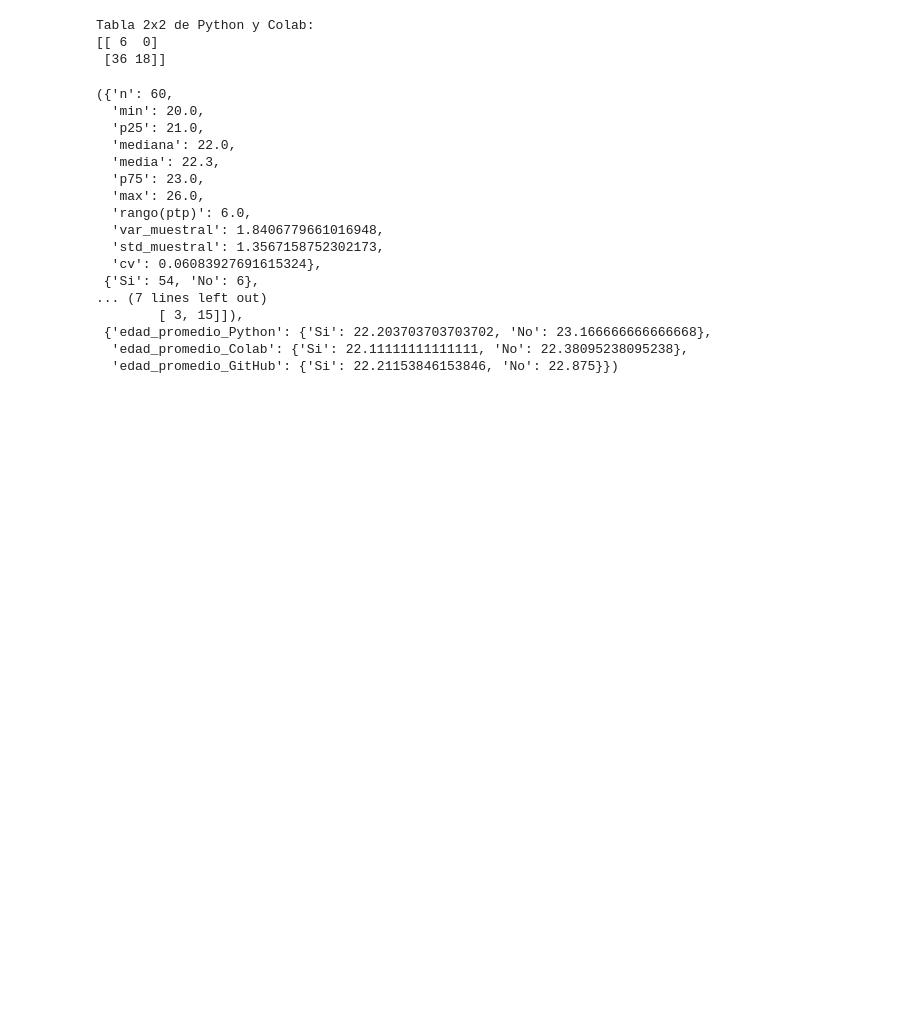
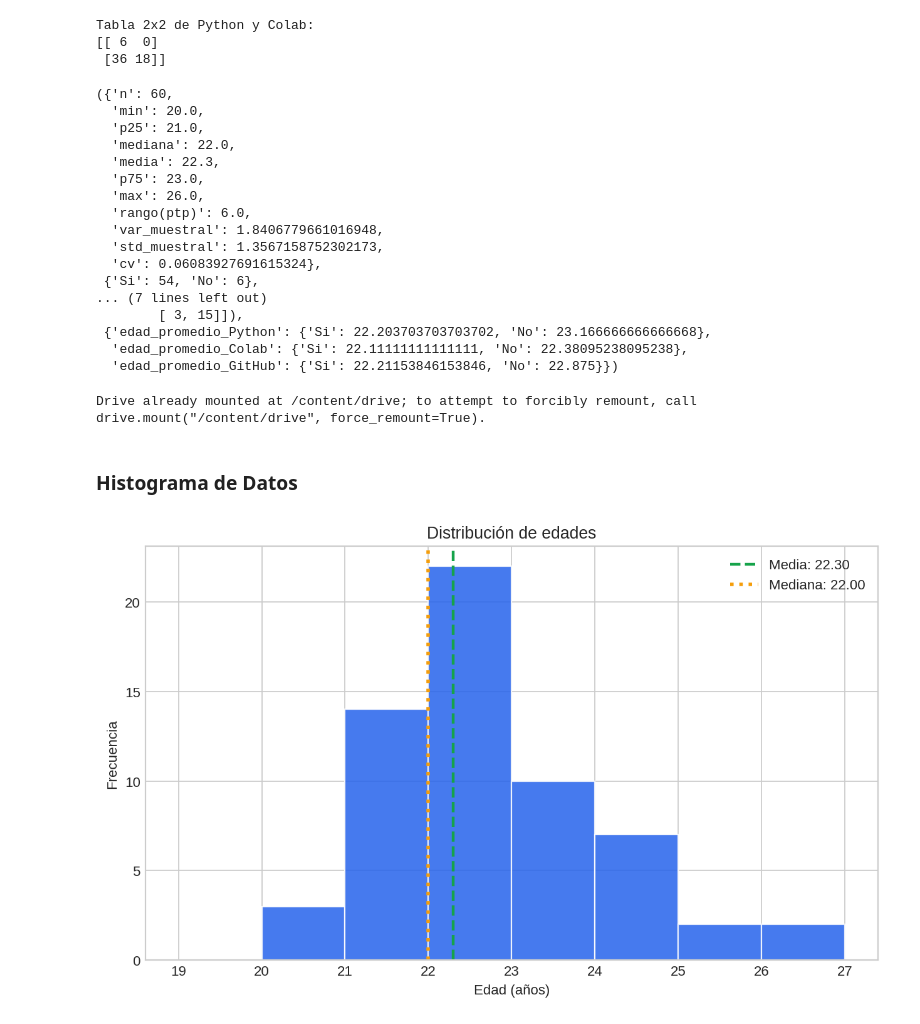
Before and after one commit to omaralonsoinfo/MineriaDeDatos, a Jupyter notebook: Mineria_de_Datos.ipynb, the cells around one changed output. Saved outputs shown, nothing was run; the diff lists cells and outputs as text; code cells hidden in the pictures; blank space fills up the shorter version.

Commit message:
Se agregaron visualizaciones

```diff
--- a/Mineria_de_Datos.ipynb
+++ b/Mineria_de_Datos.ipynb
@@ -466,3 +466,53 @@ summary_age, freq_python, freq_colab, freq_gh, tab_py_colab, tab_py_gh, tab_cola
  {'edad_promedio_Python': {'Si': 22.203703703703702, 'No': 23.166666666666668},
   'edad_promedio_Colab': {'Si': 22.11111111111111, 'No': 22.38095238095238},
   'edad_promedio_GitHub': {'Si': 22.21153846153846, 'No': 22.875}})
+# %%
+from google.colab import drive
+drive.mount('/content/drive')
+# %% [output]
+Drive already mounted at /content/drive; to attempt to forcibly remount, call drive.mount("/content/drive", force_remount=True).
+# %%
+import numpy as np
+import pandas as pd
+
+
+# Tamaño y estilo de gráficos
+plt.rcParams["figure.dpi"] = 160
+plt.style.use('seaborn-v0_8-whitegrid')
+
+#cargar datos
+# --- Carga y limpieza ---
+df = pd.read_csv('/content/drive/MyDrive/Mineria de Datos/t.csv')
+df.columns = [c.strip() for c in df.columns]
+# %% [markdown]
+### Histograma de Datos
+# %%
+# --- Variables derivadas ---
+df['edad'] = pd.to_numeric(df['¿Cuántos años cumplidos tienes?'], errors='coerce')
+map_sn = {'Si': True, 'No': False}
+df['prog_python'] = df['¿Has realizado programas utilizando Python?'].map(map_sn)
+df['usa_colab'] = df['¿Has utilizado Google Colab?'].map(map_sn)
+df['cuenta_github'] = df['¿Tienes cuenta de GitHub?'].map(map_sn)
+
+# --- Paleta de colores ---
+accent  = '#2563eb'  # azul
+accent2 = '#16a34a'  # verde
+accent3 = '#f59e0b'  # ámbar
+neutral = '#6b7280'  # gris
+# %%
+fig, ax = plt.subplots(figsize=(8,5))
+bins = range(int(df['edad'].min())-1, int(df['edad'].max())+2)
+ax.hist(df['edad'], bins=bins, color=accent, edgecolor='white', alpha=0.85)
+mean_age = df['edad'].mean()
+med_age = df['edad'].median()
+ax.axvline(mean_age, color=accent2, linestyle='--', linewidth=2, label=f"Media: {mean_age:.2f}")
+ax.axvline(med_age, color=accent3, linestyle=':', linewidth=2.5, label=f"Mediana: {med_age:.2f}")
+ax.set_title('Distribución de edades')
+ax.set_xlabel('Edad (años)')
+ax.set_ylabel('Frecuencia')
+ax.legend()
+plt.tight_layout()
+plt.show()
+fig.savefig('01_hist_edades.png', dpi=180)
+# %% [output]
+[figure, added]
```
Also changed, not shown: parts of 3 cells of this notebook.
